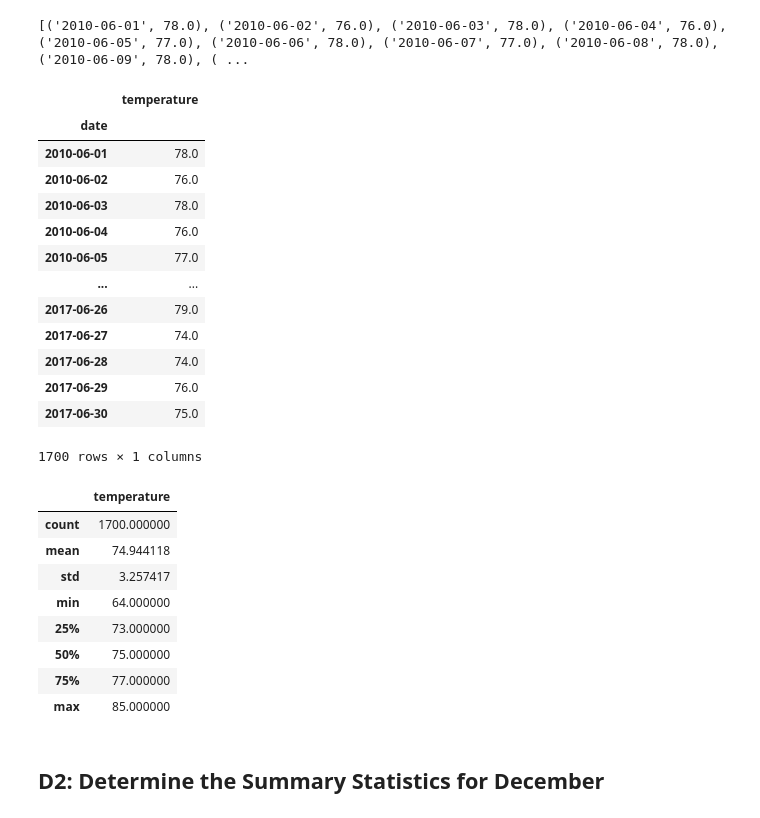
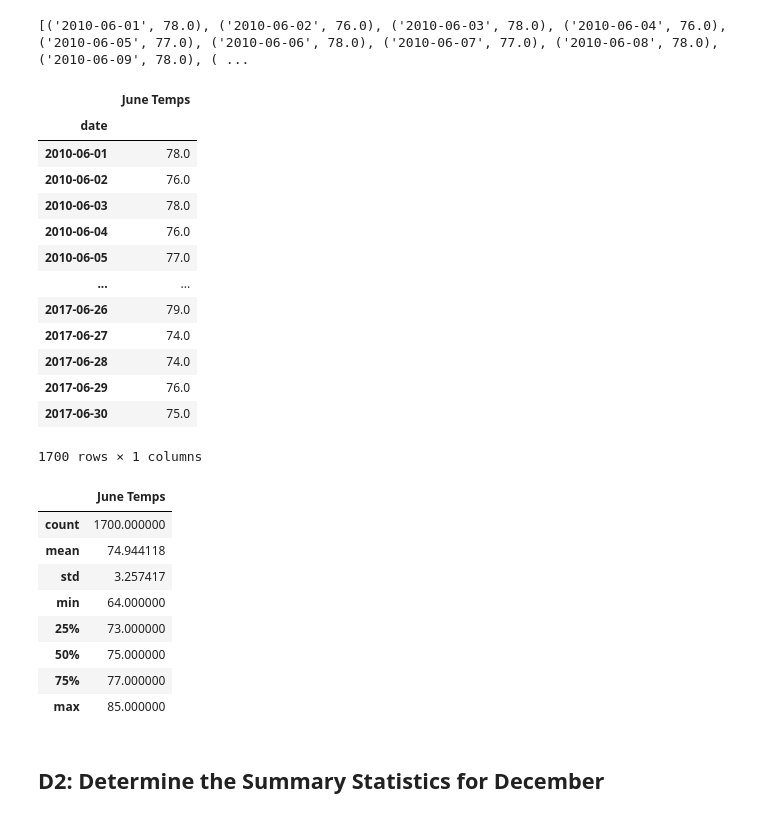
Before and after one commit to joshb738/Surfs_Up, a Jupyter notebook: SurfsUp_Challenge.ipynb, the cells around one changed output. Saved outputs shown, nothing was run; the diff lists cells and outputs as text; code cells hidden in the pictures.

```diff
--- a/SurfsUp_Challenge.ipynb
+++ b/SurfsUp_Challenge.ipynb
@@ -42,12 +42,12 @@ print(june_temp.all())
 [('2010-06-01', 78.0), ('2010-06-02', 76.0), ('2010-06-03', 78.0), ('2010-06-04', 76.0), ('2010-06-05', 77.0), ('2010-06-06', 78.0), ('2010-06-07', 77.0), ('2010-06-08', 78.0), ('2010-06-09', 78.0), ( ...
 # %%
 # 4. Create a DataFrame from the list of temperatures for the month of June.
-june_temp_df = pd.DataFrame(june_temp, columns=['date', 'temperature'])
+june_temp_df = pd.DataFrame(june_temp, columns=['date', 'June Temps'])
 
 june_temp_df.set_index('date', inplace=True)
 june_temp_df
 # %% [output]
-|  | temperature |
+|  | June Temps |
 | date |  |
 | 2010-06-01 | 78.0 |
 | 2010-06-02 | 76.0 |
@@ -65,7 +65,7 @@ june_temp_df
 # 5. Calculate and print out the summary statistics for the June temperature DataFrame.
 june_temp_df.describe()
 # %% [output]
-|  | temperature |
+|  | June Temps |
 | count | 1700.000000 |
 | mean | 74.944118 |
 | std | 3.257417 |
```
Also changed, not shown: parts of 6 cells of this notebook, 5 other files.
